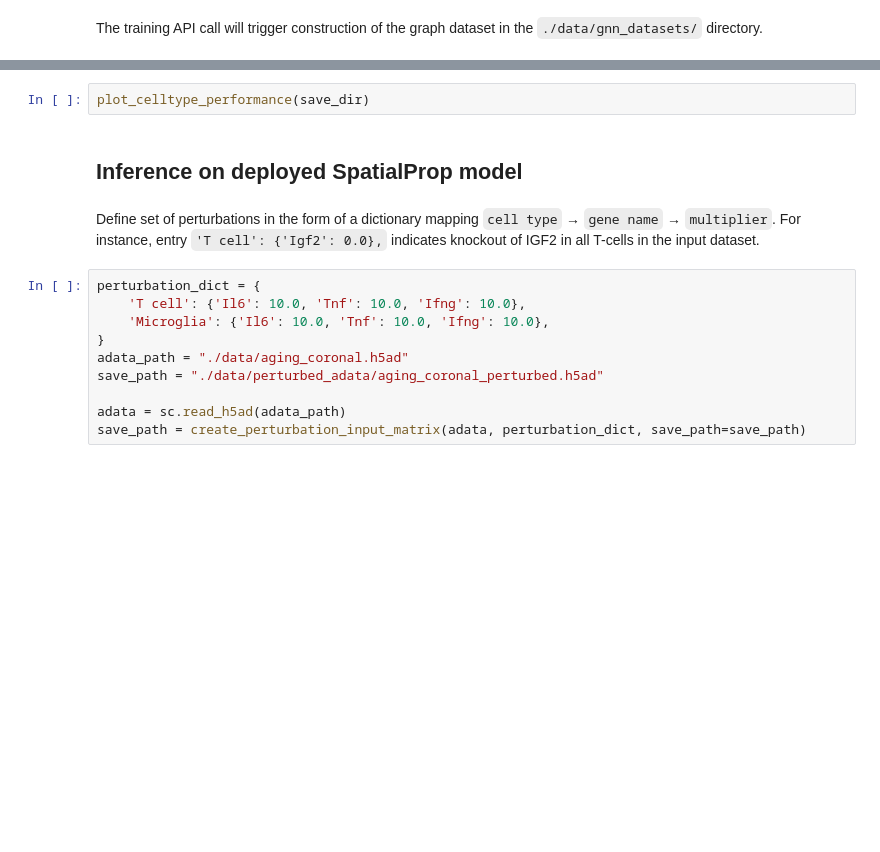
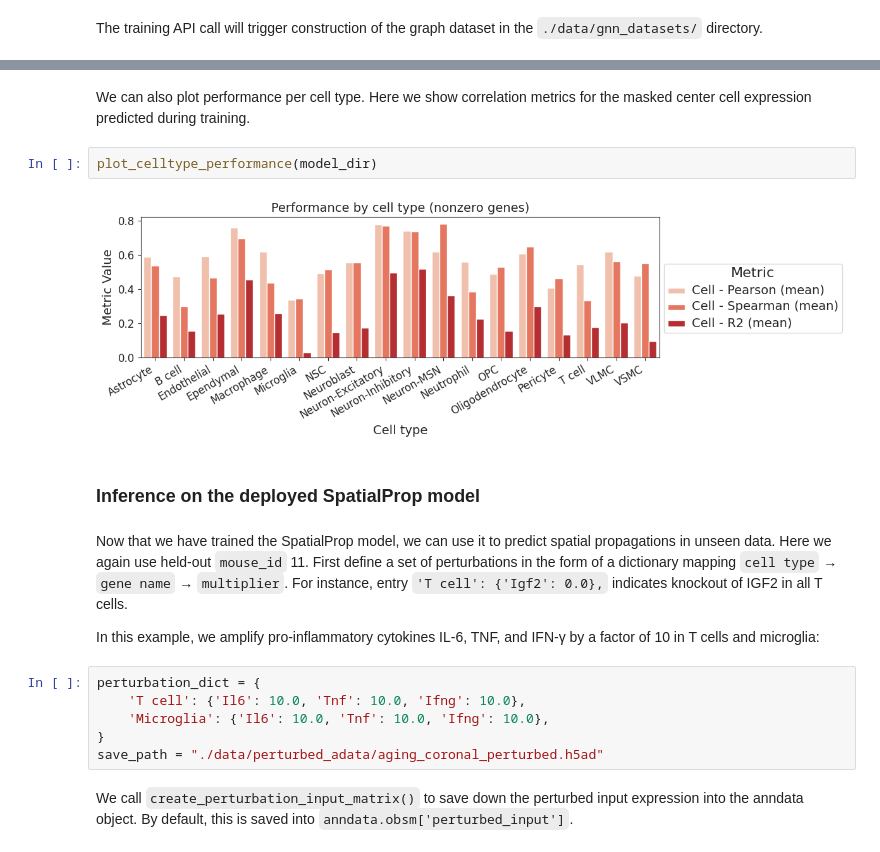
Before and after one commit to abuendia/spatial-prop, a Jupyter notebook: notebooks/api_demo.ipynb, the cells around one changed output, grey strips where cells are left out. Drawn from its saved outputs; the diff is of its cells as text; blank space fills up the shorter version.

```diff
--- a/notebooks/api_demo.ipynb
+++ b/notebooks/api_demo.ipynb
@@ -95,16 +118,20 @@ plot_loss_curves(save_dir)
+# %% [markdown]
+We can also plot performance per cell type. Here we show correlation metrics for the masked center cell expression predicted during training.
 # %%
-plot_celltype_performance(save_dir)
+plot_celltype_performance(model_dir)
+# %% [output]
+[figure, added]
 # %% [markdown]
-## Inference on deployed SpatialProp model
+### Inference on the deployed SpatialProp model
 # %% [markdown]
-Define set of perturbations in the form of a dictionary mapping `cell type` → `gene name` → `multiplier`. For instance, entry `'T cell': {'Igf2': 0.0},` indicates knockout of IGF2 in all T-cells in the input dataset.
+Now that we have trained the SpatialProp model, we can use it to predict spatial propagations in unseen data. Here we again use held-out `mouse_id` 11. First define a set of perturbations in the form of a dictionary mapping `cell type` → `gene name` → `multiplier`. For instance, entry `'T cell': {'Igf2': 0.0},` indicates knockout of IGF2 in all T cells.
+
+In this example, we amplify pro-inflammatory cytokines IL-6, TNF, and IFN-γ by a factor of 10 in T cells and microglia:
 # %%
 perturbation_dict = {
     'T cell': {'Il6': 10.0, 'Tnf': 10.0, 'Ifng': 10.0},
     'Microglia': {'Il6': 10.0, 'Tnf': 10.0, 'Ifng': 10.0},
 }
-adata_path = "./data/aging_coronal.h5ad"
 save_path = "./data/perturbed_adata/aging_coronal_perturbed.h5ad"
-
-adata = sc.read_h5ad(adata_path)
-save_path = create_perturbation_input_matrix(adata, perturbation_dict, save_path=save_path)
+# %% [markdown]
+We call `create_perturbation_input_matrix()` to save down the perturbed input expression into the anndata object. By default, this is saved into `anndata.obsm['perturbed_input']`.
```
Also changed, not shown: parts of 10 cells of this notebook.
